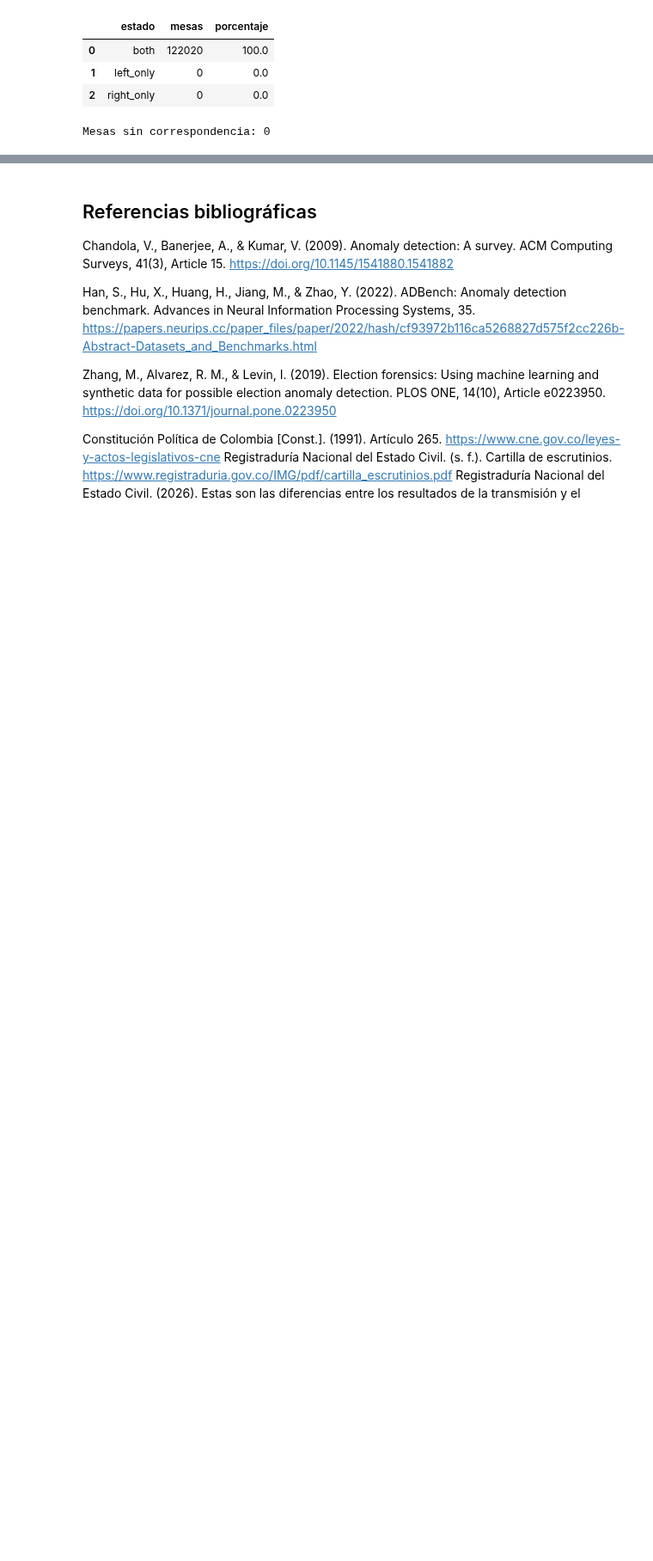
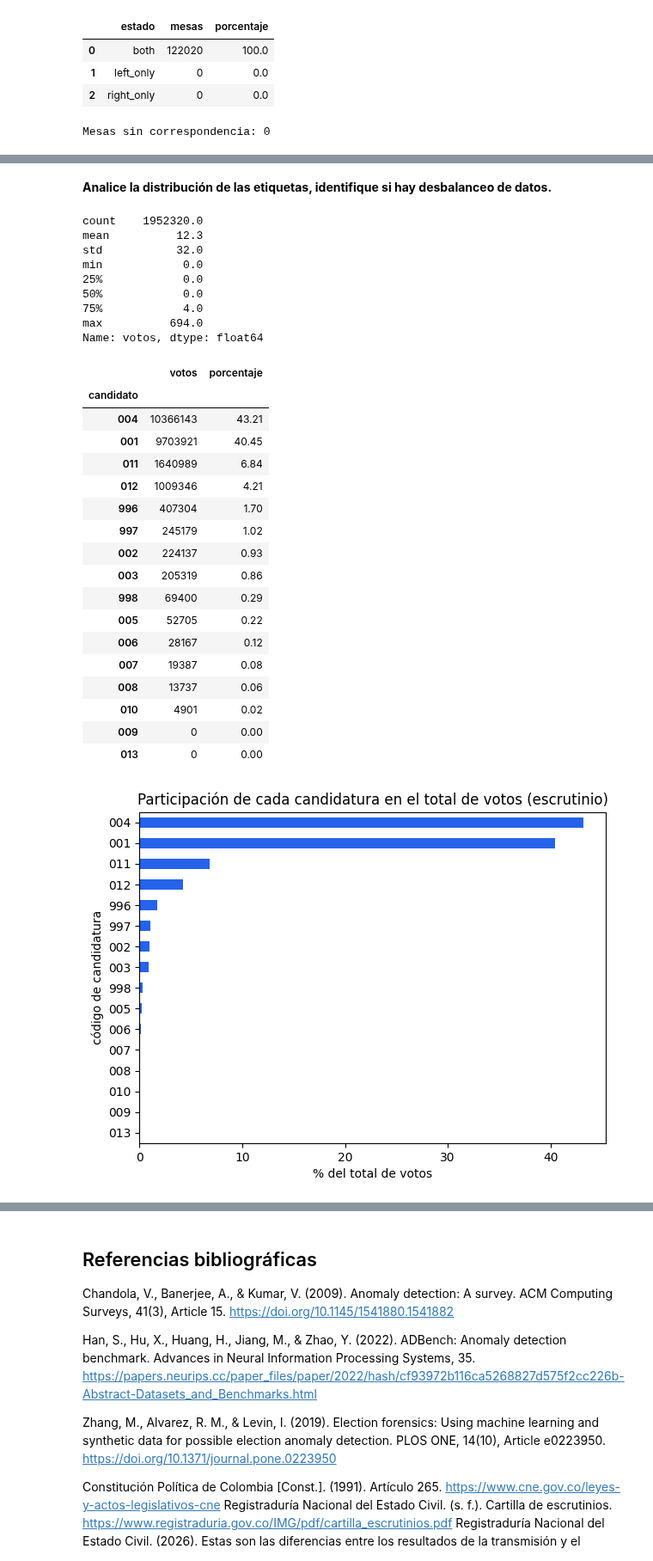
Before and after one commit to byepesg/ml-final-project, a Jupyter notebook: notebooks/02_data_understanding/Copy_of_M2U3_fase_2_Entendimiento_de_los_datos.ipynb, the cells around one changed output, grey strips where cells are left out. Shown at 86% size. Drawn from its saved outputs; the diff is of its cells as text; code cells hidden in the pictures; blank space fills up the shorter version.

```diff
--- a/notebooks/02_data_understanding/Copy_of_M2U3_fase_2_Entendimiento_de_los_datos.ipynb
+++ b/notebooks/02_data_understanding/Copy_of_M2U3_fase_2_Entendimiento_de_los_datos.ipynb
@@ -2736,0 +3325,43 @@ display(resumen_ambito.round(2))
+# %% [markdown]
+**Analice la distribución de las etiquetas, identifique si hay desbalanceo de datos.**
+# %%
+print(escru["votos"].describe().round(1))
+
+part = escru.groupby("candidato")["votos"].sum().to_frame("votos")
+part["porcentaje"] = (part["votos"] / part["votos"].sum() * 100).round(2)
+display(part.sort_values("votos", ascending=False))
+
+part["porcentaje"].sort_values().plot.barh(color="#2563EB", figsize=(7, 5))
+plt.title("Participación de cada candidatura en el total de votos (escrutinio)")
+plt.xlabel("% del total de votos")
+plt.ylabel("código de candidatura")
+plt.show()
+# %% [output]
+count    1952320.0
+mean          12.3
+std           32.0
+min            0.0
+25%            0.0
+50%            0.0
+75%            4.0
+max          694.0
+Name: votos, dtype: float64
+|  | votos | porcentaje |
+| candidato |  |  |
+| 004 | 10366143 | 43.21 |
+| 001 | 9703921 | 40.45 |
+| 011 | 1640989 | 6.84 |
+| 012 | 1009346 | 4.21 |
+| 996 | 407304 | 1.70 |
+| 997 | 245179 | 1.02 |
+| 002 | 224137 | 0.93 |
+| 003 | 205319 | 0.86 |
+| 998 | 69400 | 0.29 |
+| 005 | 52705 | 0.22 |
+| 006 | 28167 | 0.12 |
+| 007 | 19387 | 0.08 |
+| 008 | 13737 | 0.06 |
+| 010 | 4901 | 0.02 |
+| 009 | 0 | 0.00 |
+| 013 | 0 | 0.00 |
+[figure, added]
```
Also changed, not shown: parts of 99 cells of this notebook.
